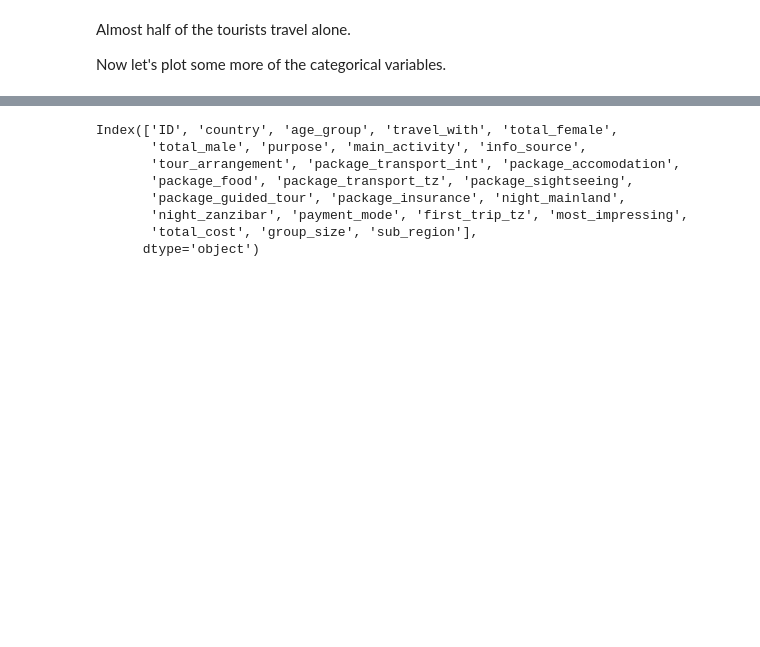
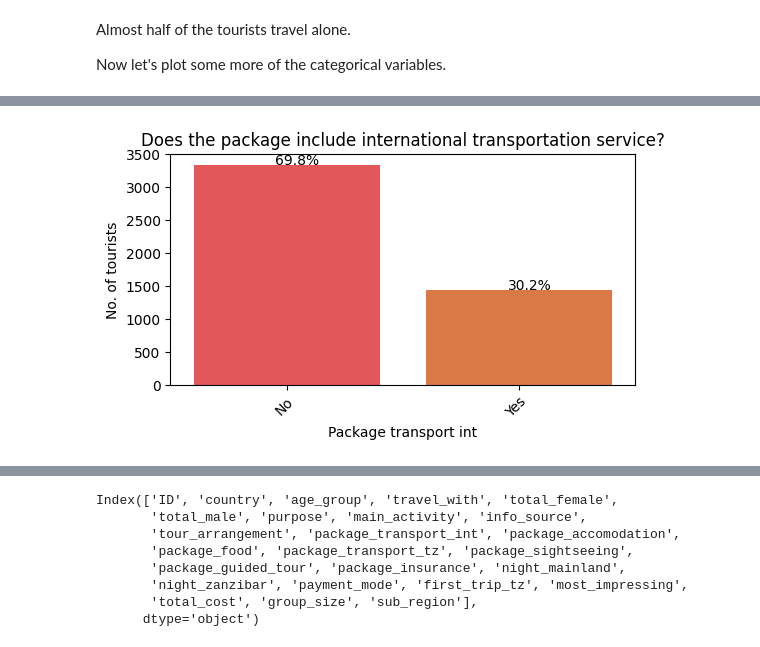
Before and after one commit to scheinmensch/Tanzania_Tourism_Prediction, a Jupyter notebook: EDA.ipynb, the cells around one changed output, grey strips where cells are left out. Drawn from its saved outputs; the diff is of its cells as text; code cells hidden in the pictures; blank space fills up the shorter version.

```diff
--- a/EDA.ipynb
+++ b/EDA.ipynb
@@ -601,0 +626,11 @@ plt.ylabel('No. of tourists');
+# %%
+# package_transport_int
+plt.figure(figsize=(6, 3))
+ax = sns.countplot(data=TZA, x='package_transport_int', palette = cpal)
+plot_percentage_ver(ax, TZA.package_transport_int)
+plt.xticks(rotation=45, rotation_mode='anchor', ha='right')
+plt.title('Does the package include international transportation service?')
+plt.xlabel('Package transport int')
+plt.ylabel('No. of tourists');
+# %% [output]
+[figure, added]
```
Also changed, not shown: parts of 7 cells of this notebook.
